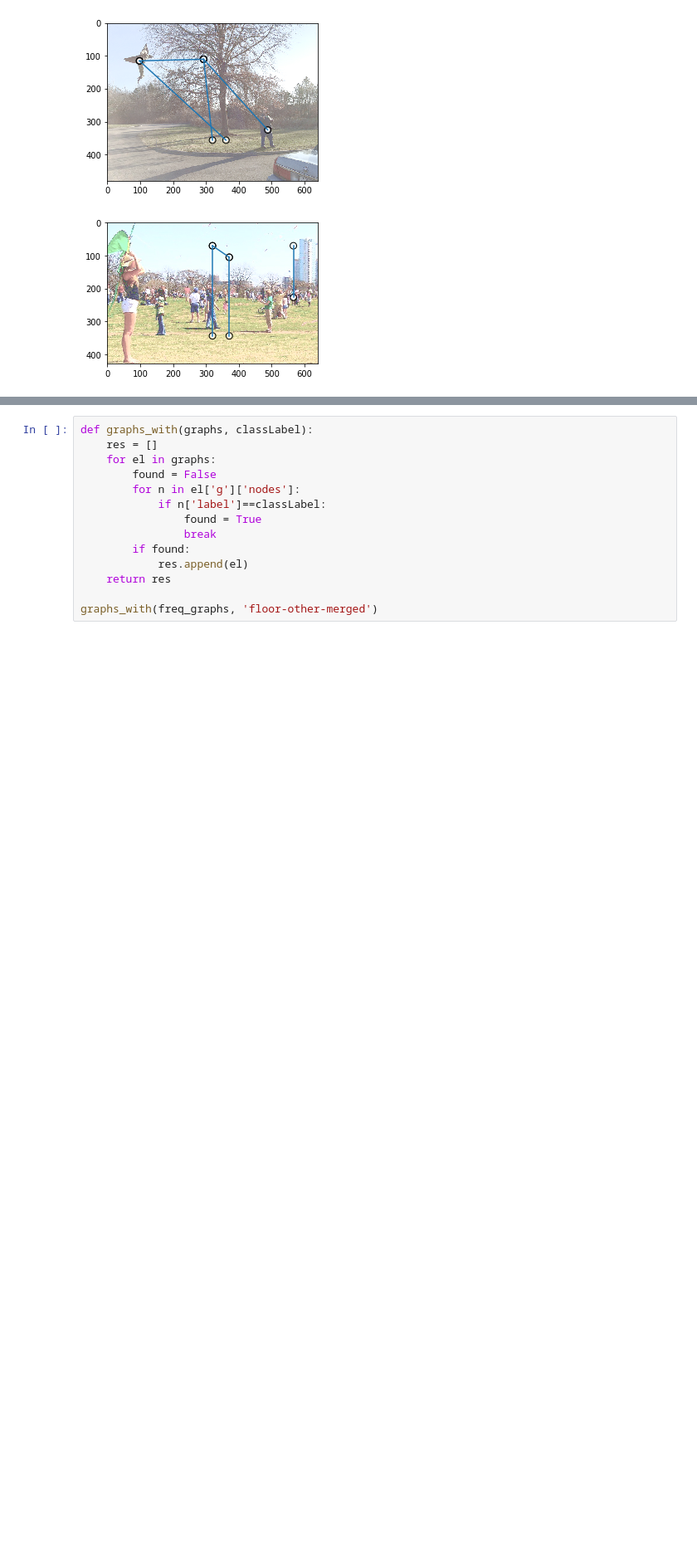
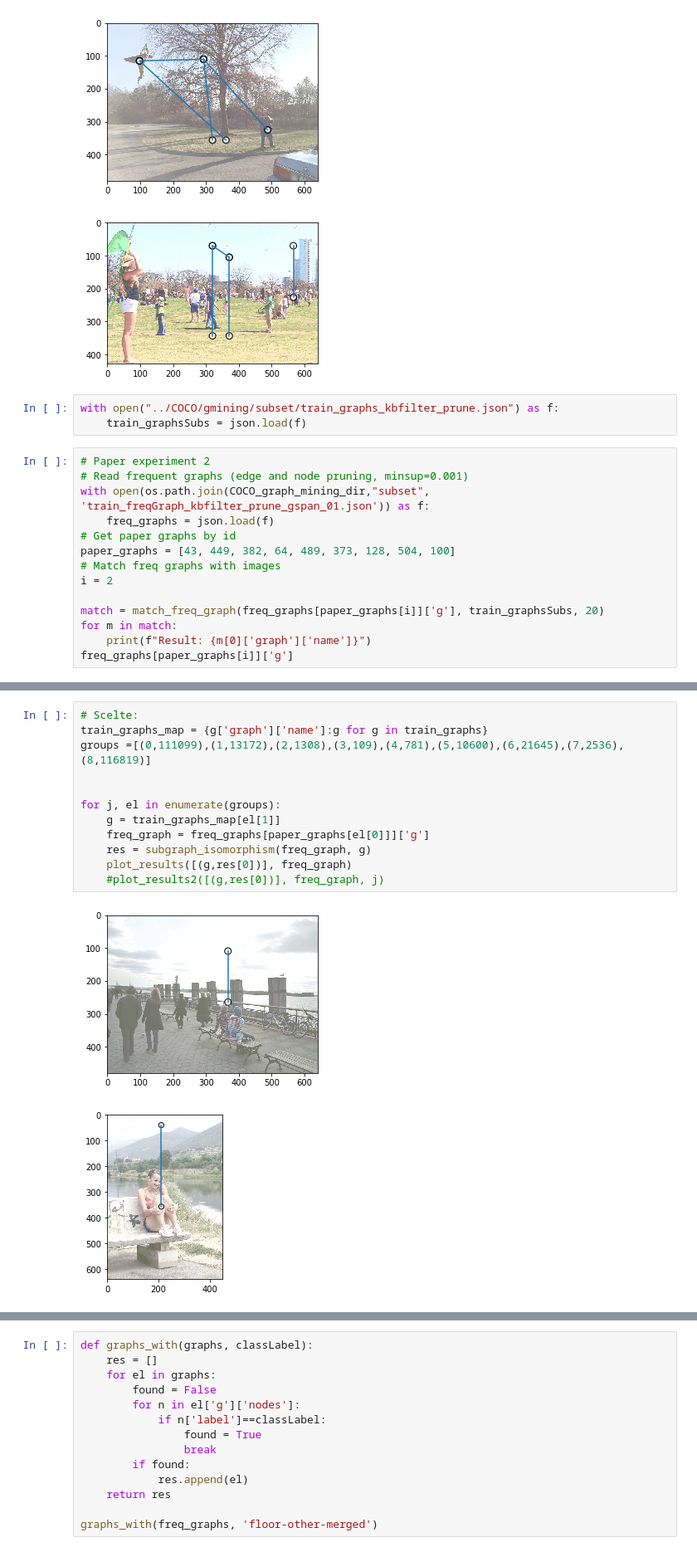
Before and after one commit to AndreaPasini/SImS, a Jupyter notebook: MiningAnalysis.ipynb, the cells around one changed output, grey strips where cells are left out. Shown at 83% size. Saved outputs shown, nothing was run; the diff lists cells and outputs as text; blank space fills up the shorter version.

```diff
--- a/MiningAnalysis.ipynb
+++ b/MiningAnalysis.ipynb
@@ -245,3 +228,20 @@ for j, el in enumerate(groups):
 [figure]
 [figure]
 [figure]
+# %%
+with open("../COCO/gmining/subset/train_graphs_kbfilter_prune.json") as f:
+    train_graphsSubs = json.load(f)
+# %%
+# Paper experiment 2
+# Read frequent graphs (edge and node pruning, minsup=0.001)
+with open(os.path.join(COCO_graph_mining_dir,"subset", 'train_freqGraph_kbfilter_prune_gspan_01.json')) as f:
+    freq_graphs = json.load(f)
+# Get paper graphs by id
+paper_graphs = [43, 449, 382, 64, 489, 373, 128, 504, 100]
+# Match freq graphs with images
+i = 2
+
+match = match_freq_graph(freq_graphs[paper_graphs[i]]['g'], train_graphsSubs, 20)
+for m in match:
+    print(f"Result: {m[0]['graph']['name']}")
+freq_graphs[paper_graphs[i]]['g']
@@ -247,0 +277,15 @@ for j, el in enumerate(groups):
+# %%
+# Scelte:
+train_graphs_map = {g['graph']['name']:g for g in train_graphs}
+groups =[(0,111099),(1,13172),(2,1308),(3,109),(4,781),(5,10600),(6,21645),(7,2536),(8,116819)]
+
+
+for j, el in enumerate(groups):
+    g = train_graphs_map[el[1]]
+    freq_graph = freq_graphs[paper_graphs[el[0]]]['g']
+    res = subgraph_isomorphism(freq_graph, g)
+    plot_results([(g,res[0])], freq_graph)
+    #plot_results2([(g,res[0])], freq_graph, j)
+# %% [output]
+[figure, added]
+[figure, added]
```
Also changed, not shown: parts of 7 cells of this notebook, 5 other files.
